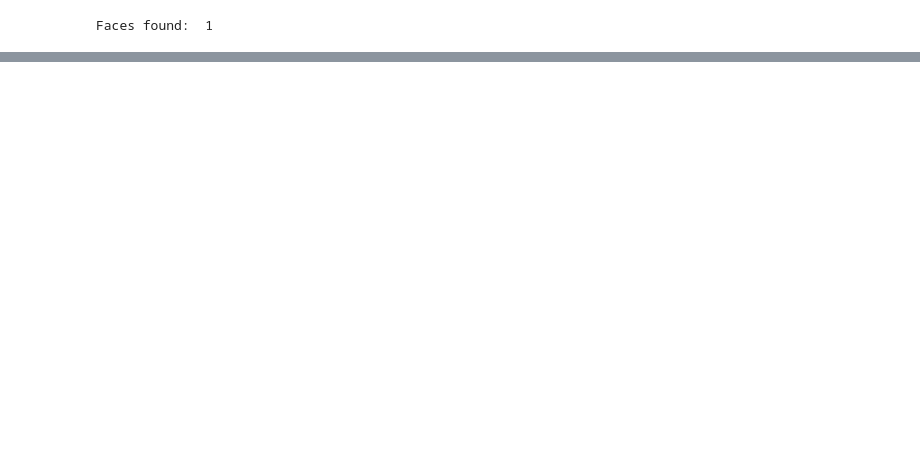
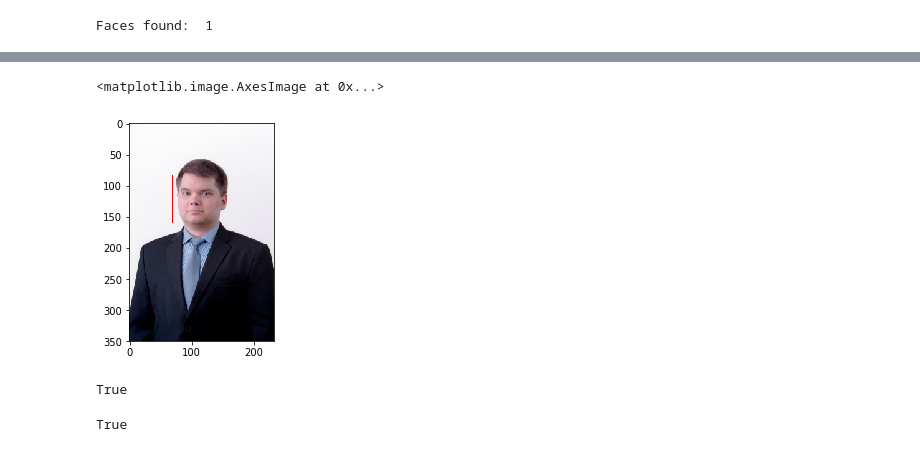
Before and after one commit to KTune/Detection_Project, a Jupyter notebook: Faces.ipynb, the cells around one changed output, grey strips where cells are left out. Drawn from its saved outputs; the diff is of its cells as text; code cells hidden in the pictures; blank space fills up the shorter version.

```diff
--- a/Faces.ipynb
+++ b/Faces.ipynb
@@ -40,0 +61,5 @@ plt.imshow(convertToRGB(test1))
+# %%
+#load test iamge
+test2 = cv2.imread('Trankov.jpeg')
+#convert the test image to gray image as opencv face detector expects gray images
+gray_img2 = cv2.cvtColor(test2, cv2.COLOR_BGR2GRAY)
@@ -40,0 +71,15 @@ plt.imshow(convertToRGB(test1))
+# %%
+plt.imshow(convertToRGB(test2))
+# %% [output]
+<matplotlib.image.AxesImage at 0x...>
+[figure, added]
+# %%
+cv2.imwrite('background.png', convertToRGB(test1))
+cv2.imwrite('insertion.png', crop_img)
+# %% [output]
+True
+# %%
+cv2.imwrite('background1.png', convertToRGB(test1))
+cv2.imwrite('insertion1.png', crop_img1)
+# %% [output]
+True
```
Also changed, not shown: parts of 10 cells of this notebook.
